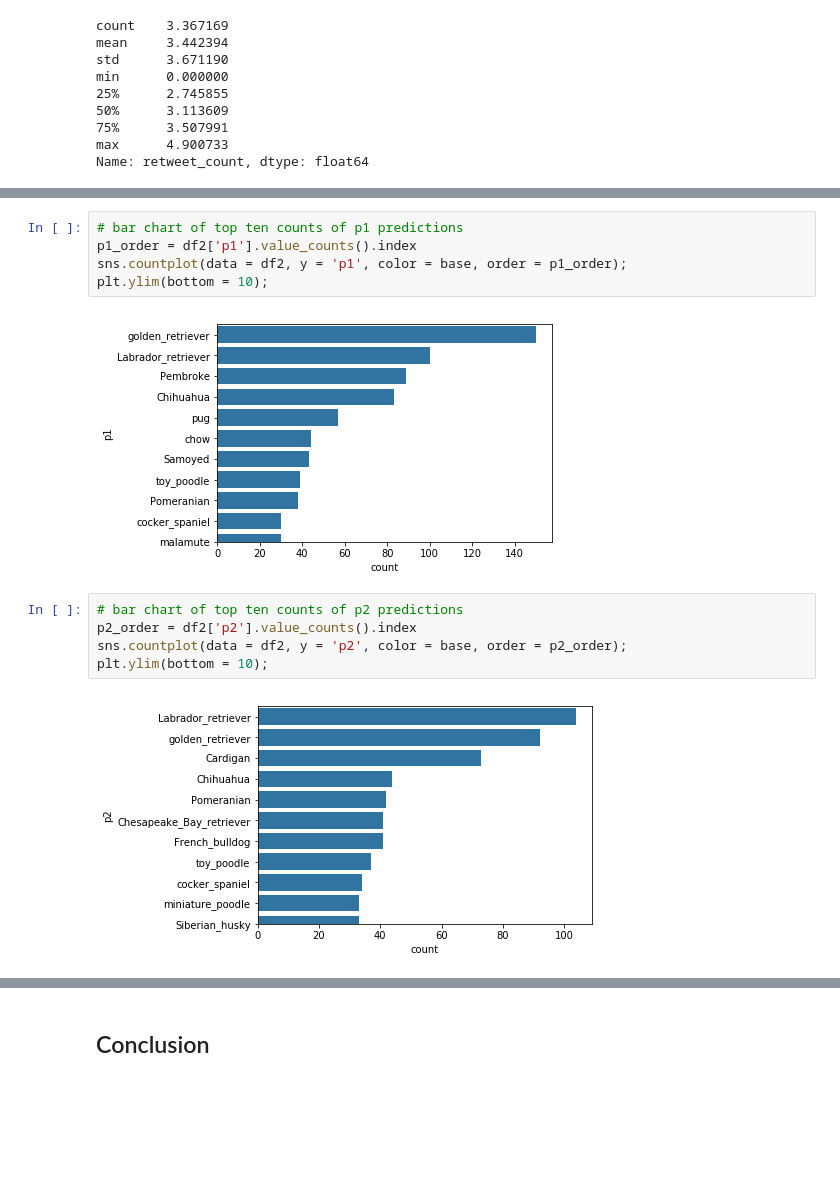
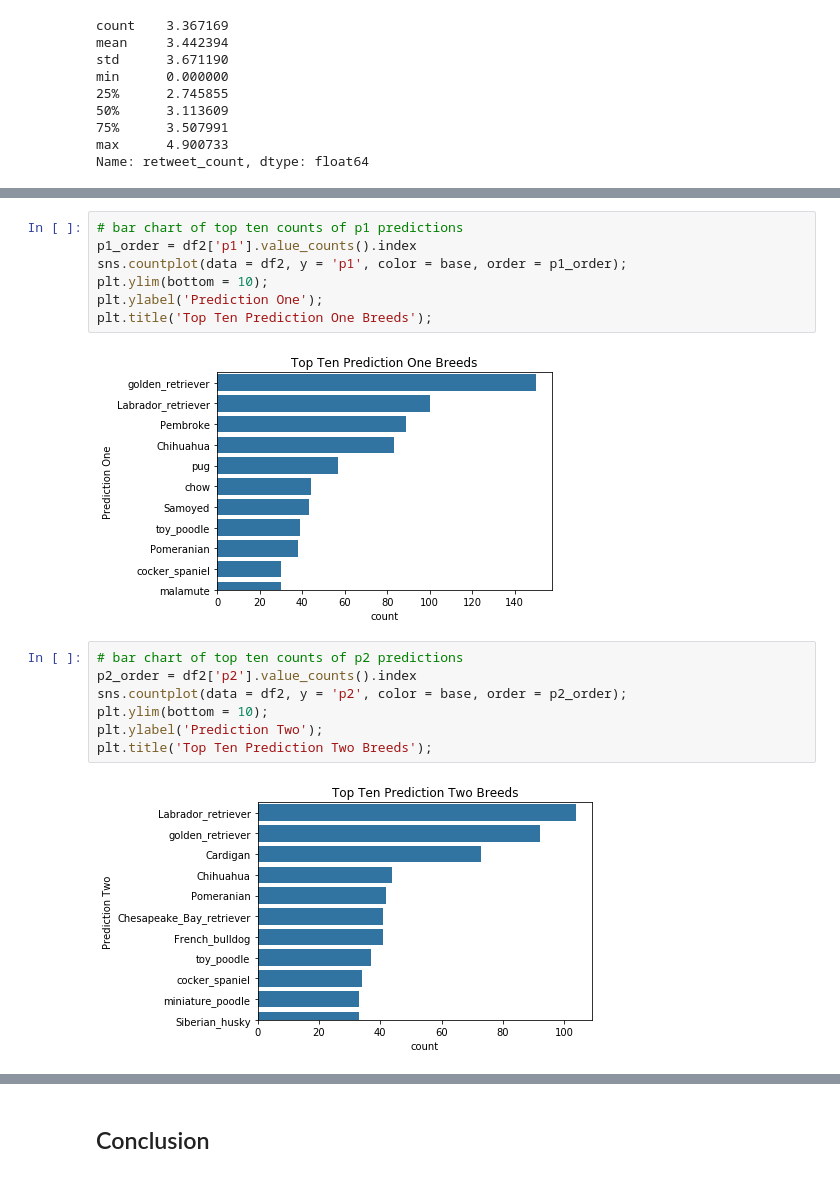
Before and after one commit to deepaksithu/Twitter_Archive_Analysis_Project, a Jupyter notebook: wrangle_act.ipynb, the cells around one changed output, grey strips where cells are left out. Drawn from its saved outputs; the diff is of its cells as text; blank space fills up the shorter version.

```diff
--- a/wrangle_act.ipynb
+++ b/wrangle_act.ipynb
@@ -843,17 +860,21 @@ plt.xticks(ticks, labels, rotation = 30);
 # %%
 # bar chart of top ten counts of p1 predictions
 p1_order = df2['p1'].value_counts().index
 sns.countplot(data = df2, y = 'p1', color = base, order = p1_order);
 plt.ylim(bottom = 10);
+plt.ylabel('Prediction One');
+plt.title('Top Ten Prediction One Breeds');
 # %% [output]
-[figure, old version]
+[figure, new version]
 # %%
 # bar chart of top ten counts of p2 predictions
 p2_order = df2['p2'].value_counts().index
 sns.countplot(data = df2, y = 'p2', color = base, order = p2_order);
 plt.ylim(bottom = 10);
+plt.ylabel('Prediction Two');
+plt.title('Top Ten Prediction Two Breeds');
 # %% [output]
-[figure, old version]
+[figure, new version]
 # %%
 # bar chart of top ten counts of p3 predictions
 p3_order = df2['p3'].value_counts().index
```
Also changed, not shown: parts of 21 cells of this notebook.
